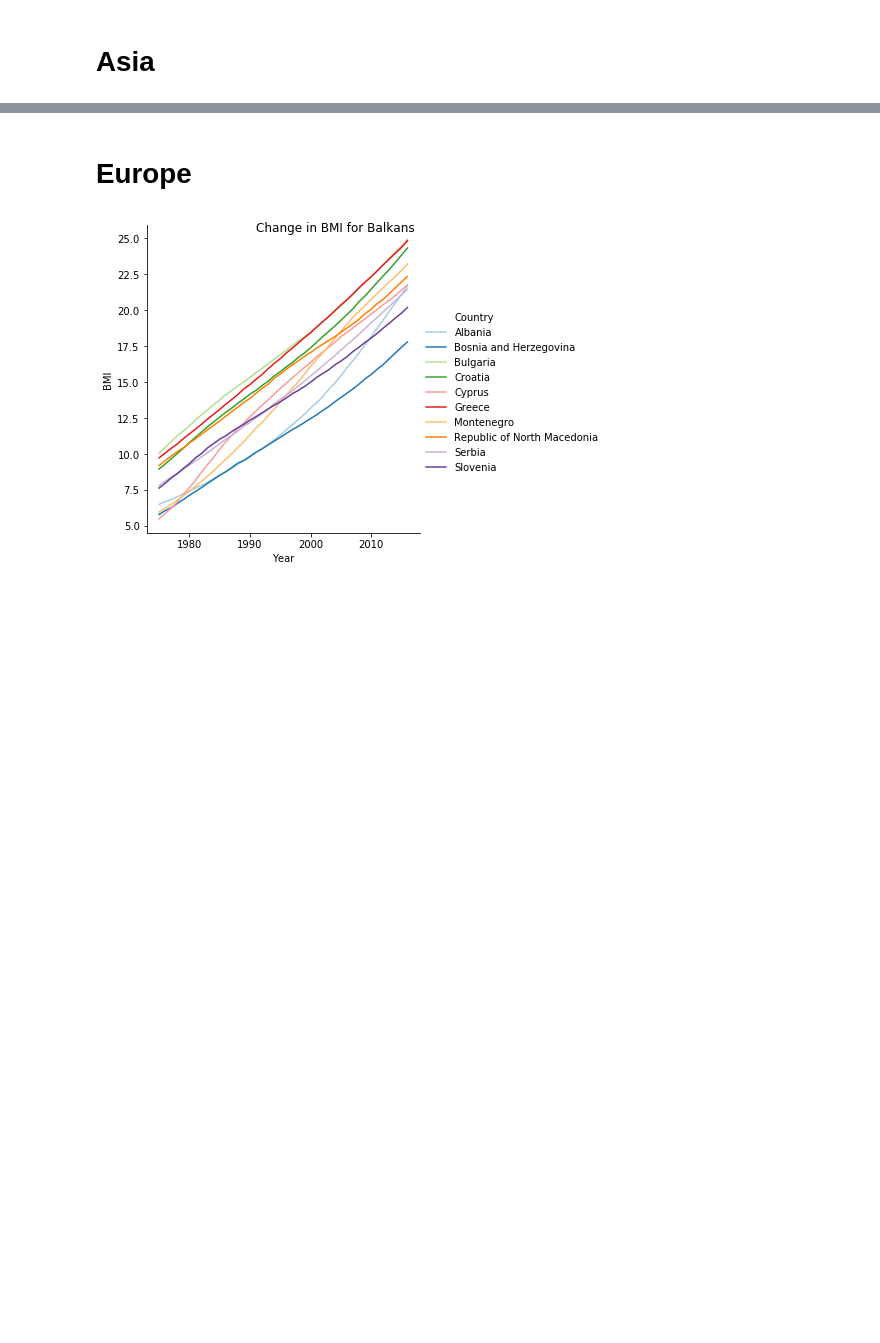
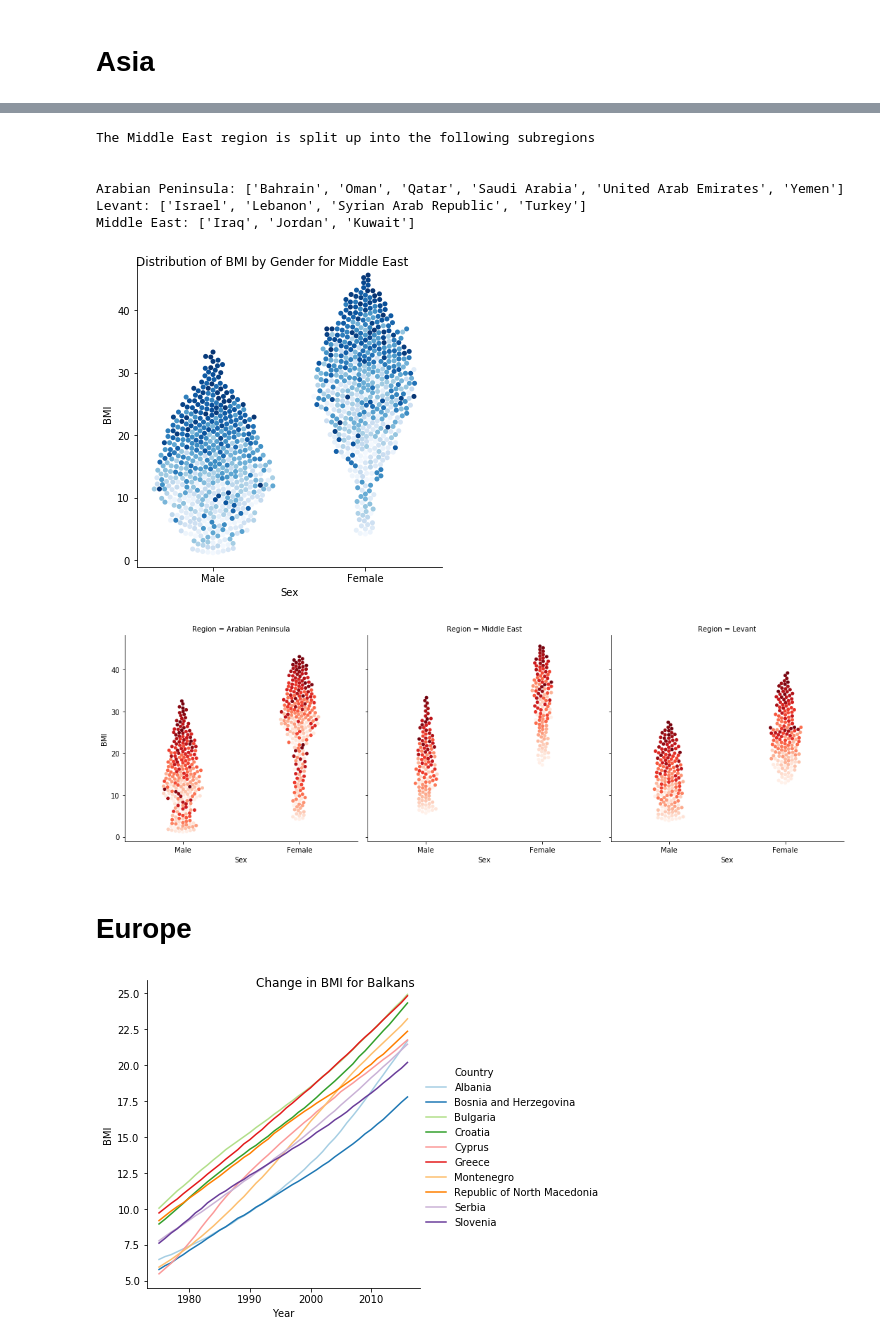
Before and after one commit to bill12m/Obesity_1975-2016, a Jupyter notebook: Obesity.ipynb, the cells around one changed output, grey strips where cells are left out. Cells and saved outputs as stored; diff of their text form; code cells hidden in the pictures; blank space fills up the shorter version.

```diff
--- a/Obesity.ipynb
+++ b/Obesity.ipynb
@@ -78,3 +73,35 @@ for region in asia:
+# %%
+middle_east = data_clean.xs('Middle East', level = 2).reset_index()
+arabian_peninsula = ['Bahrain', 'Oman', 'Qatar', 'Saudi Arabia', 'United Arab Emirates', 'Yemen', 'Arabian Peninsula']
+levant = ['Israel', 'Lebanon', 'Syrian Arab Republic', 'Turkey', 'Levant']
+mid_east = ['Iraq', 'Jordan', 'Kuwait', 'Middle East']
+list_of_lists = [arabian_peninsula, levant, mid_east]
+
+for index in middle_east.index:
+    for region in list_of_lists:
+        for country in region:
+            if middle_east.at[index,'Country'] == country:
+                middle_east.at[index,'Region'] = region[-1]
+
+g = sns.catplot(data = middle_east.mask(middle_east['Sex'] == 'Both sexes').dropna(), kind = 'swarm',
+               x = 'Sex', y = 'BMI',
+               hue = 'Year', ci = None, legend = None, palette = 'Blues')
+g.fig.suptitle('Distribution of BMI by Gender for Middle East')
+h = sns.catplot(data = middle_east.mask(middle_east['Sex'] == 'Both sexes').dropna(), kind = 'swarm',
+               x = 'Sex', y = 'BMI',
+               hue = 'Year', ci = None, legend = None, palette = 'Reds', col = 'Region')
+print('The Middle East region is split up into the following subregions\n\n')
+for region in list_of_lists:
+    print(region[-1]+': '+str(region[0:-1]))
+# %% [output]
+The Middle East region is split up into the following subregions
+
+
+Arabian Peninsula: ['Bahrain', 'Oman', 'Qatar', 'Saudi Arabia', 'United Arab Emirates', 'Yemen']
+Levant: ['Israel', 'Lebanon', 'Syrian Arab Republic', 'Turkey']
+Middle East: ['Iraq', 'Jordan', 'Kuwait']
+[figure, added]
+[figure, added]
 # %% [markdown]
 # Europe
 # %%
```
Also changed, not shown: parts of 9 cells of this notebook, 2 other files.
